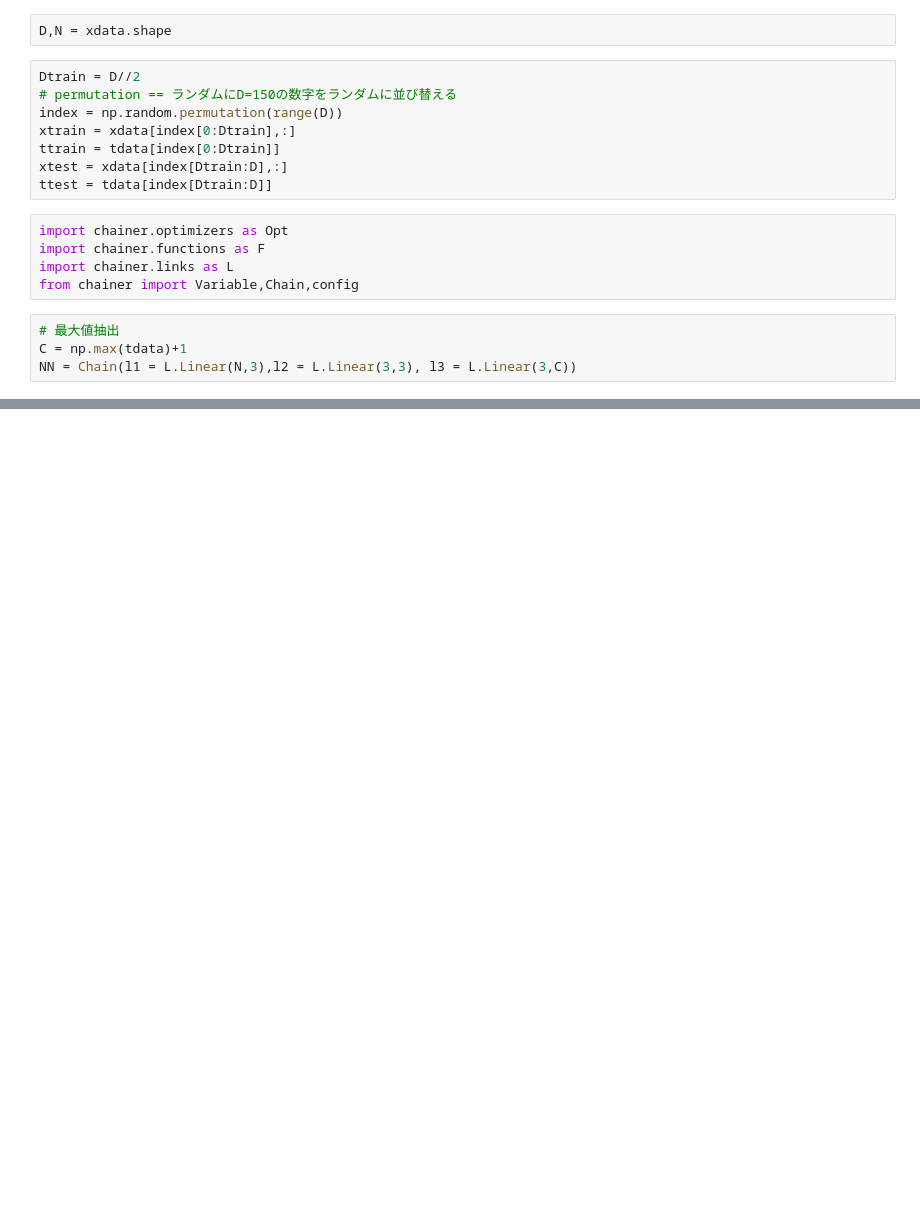
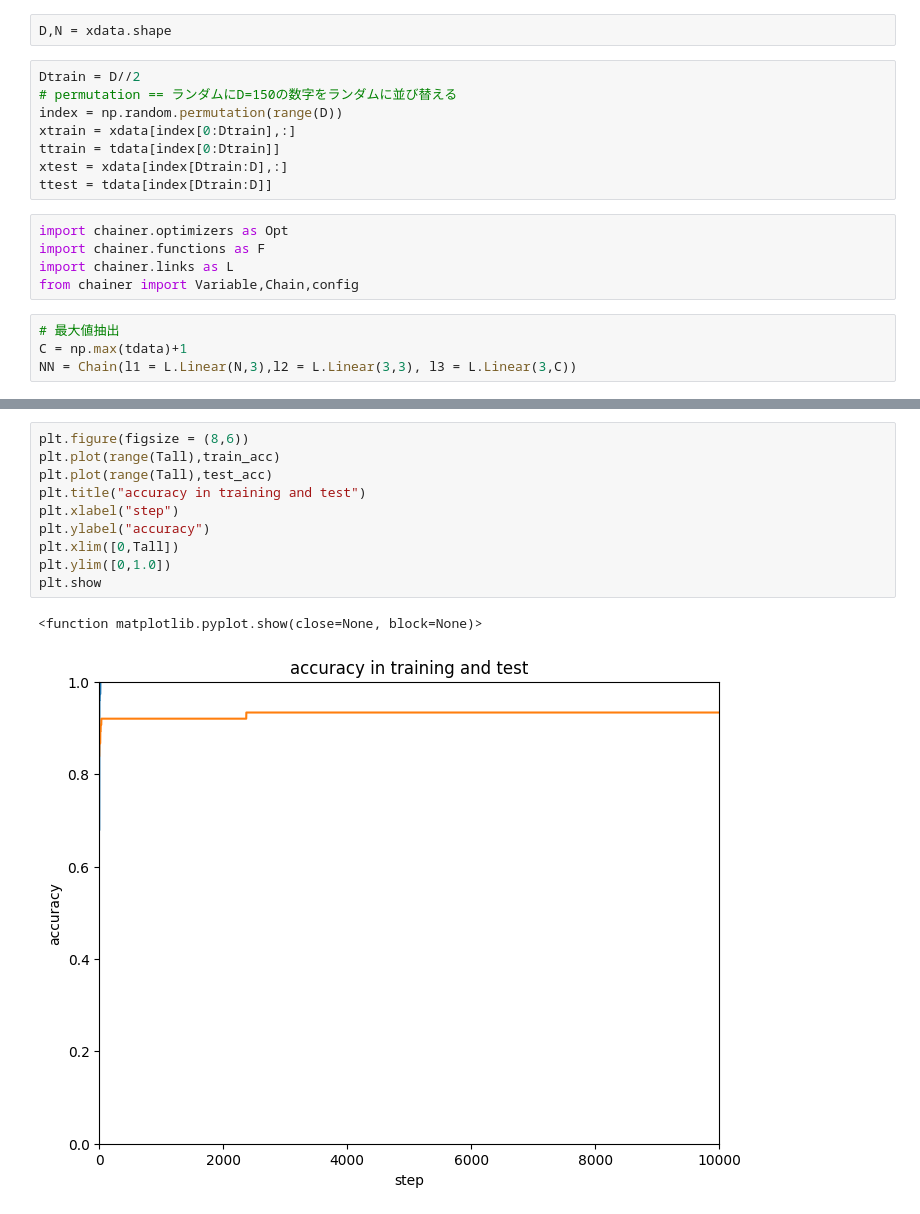
Before and after one commit to takumi0706/IntroductionMLByPython, a Jupyter notebook: Chapter3.ipynb, the cells around one changed output, grey strips where cells are left out. Cells and saved outputs as stored; diff of their text form; blank space fills up the shorter version.

```diff
--- a/Chapter3.ipynb
+++ b/Chapter3.ipynb
@@ -56,0 +100,13 @@ def model(x):
+# %%
+plt.figure(figsize = (8,6))
+plt.plot(range(Tall),train_acc)
+plt.plot(range(Tall),test_acc)
+plt.title("accuracy in training and test")
+plt.xlabel("step")
+plt.ylabel("accuracy")
+plt.xlim([0,Tall])
+plt.ylim([0,1.0])
+plt.show
+# %% [output]
+<function matplotlib.pyplot.show(close=None, block=None)>
+[figure, added]
```
Also changed, not shown: parts of 6 cells of this notebook.
